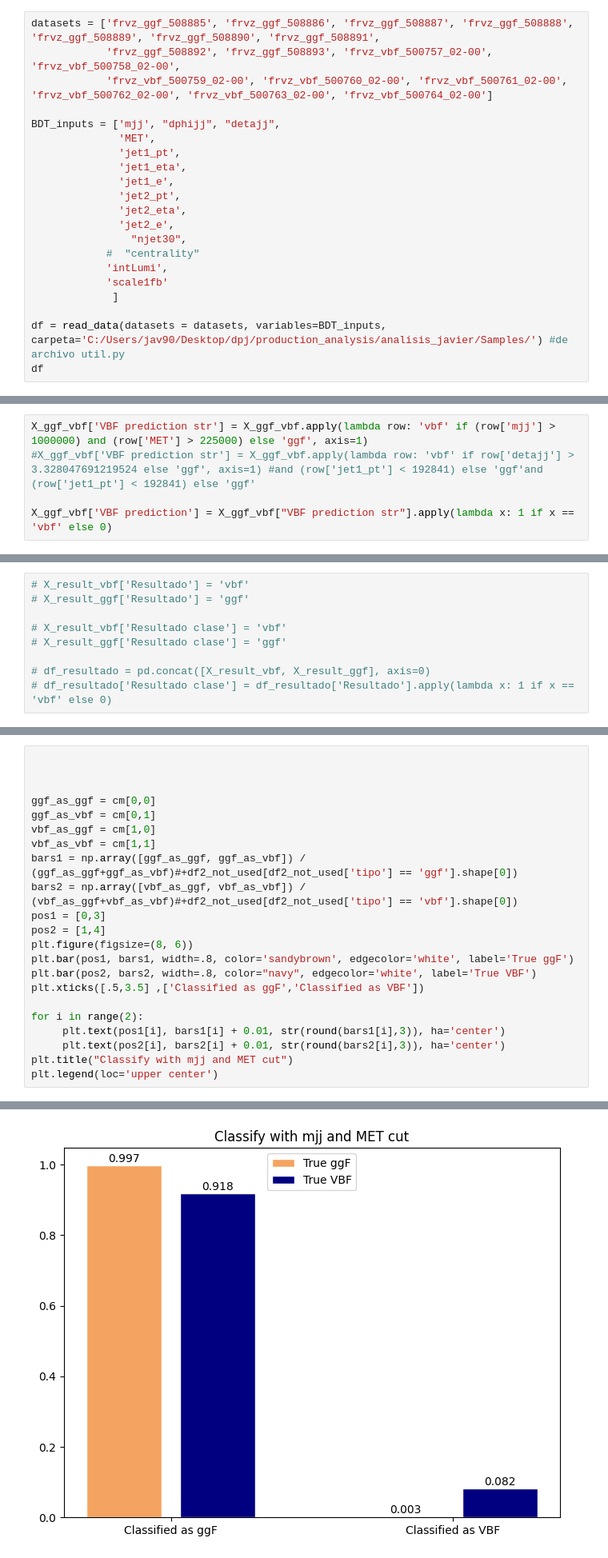
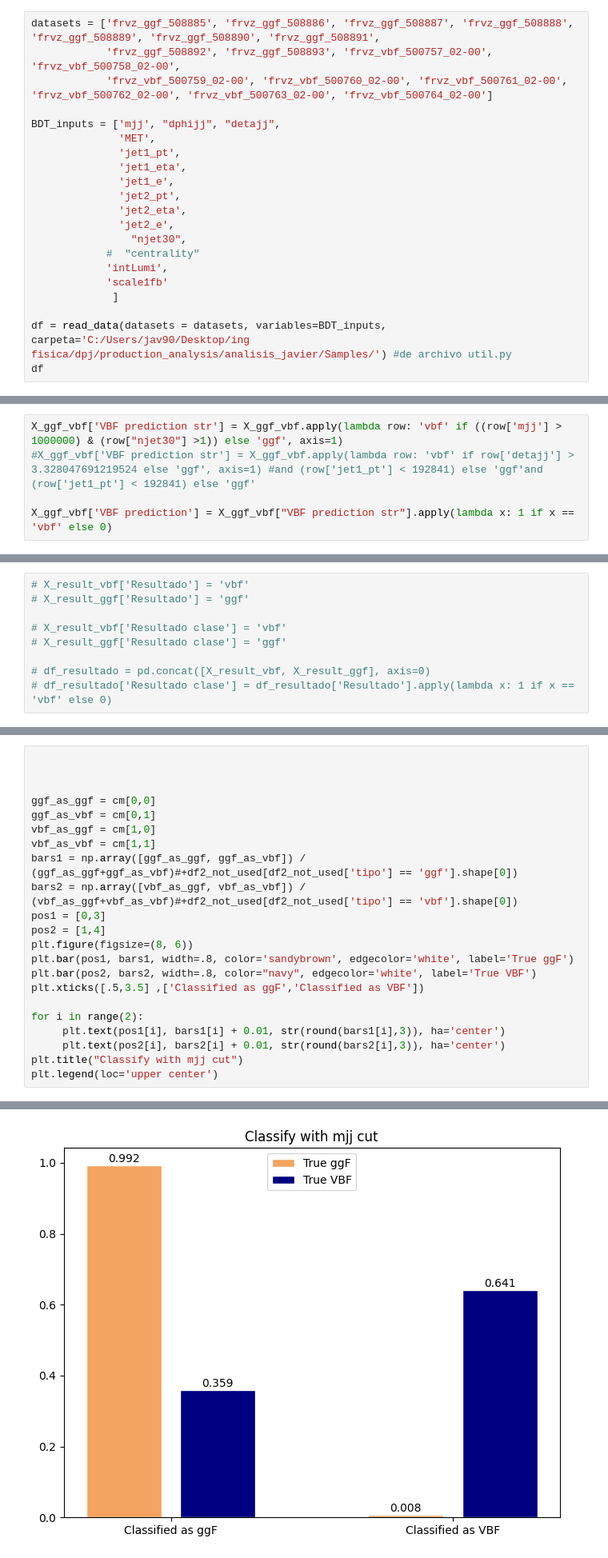
Before and after one commit to Cyankavvv/dark_photon_production, a Jupyter notebook: analisis.ipynb, the cells around one changed output, grey strips where cells are left out. Shown: that part at 80% size. Saved outputs shown, nothing was run; the diff lists cells and outputs as text.

```diff
--- a/analisis.ipynb
+++ b/analisis.ipynb
@@ -48,7 +48,7 @@ BDT_inputs = ['mjj', "dphijj", "detajj",
             'scale1fb'
              ]
 
-df = read_data(datasets = datasets, variables=BDT_inputs, carpeta='C:/Users/jav90/Desktop/dpj/production_analysis/analisis_javier/Samples/') #de archivo util.py
+df = read_data(datasets = datasets, variables=BDT_inputs, carpeta='C:/Users/jav90/Desktop/ing fisica/dpj/production_analysis/analisis_javier/Samples/') #de archivo util.py
 df
 # %% [output]
 frvz_ggf_508885
@@ -152,5 +152,5 @@ X_ggf_vbf
 # %%
-X_ggf_vbf['VBF prediction str'] = X_ggf_vbf.apply(lambda row: 'vbf' if (row['mjj'] > 1000000) and (row['MET'] > 225000) else 'ggf', axis=1)
+X_ggf_vbf['VBF prediction str'] = X_ggf_vbf.apply(lambda row: 'vbf' if ((row['mjj'] > 1000000) & (row["njet30"] >1)) else 'ggf', axis=1)
 #X_ggf_vbf['VBF prediction str'] = X_ggf_vbf.apply(lambda row: 'vbf' if row['detajj'] > 3.328047691219524 else 'ggf', axis=1) #and (row['jet1_pt'] < 192841) else 'ggf'and (row['jet1_pt'] < 192841) else 'ggf'
 
 X_ggf_vbf['VBF prediction'] = X_ggf_vbf["VBF prediction str"].apply(lambda x: 1 if x == 'vbf' else 0)
@@ -219,25 +198,25 @@ ConfusionMatrixDisplay(cm).plot()
 # %%
 
 
 
 ggf_as_ggf = cm[0,0]
 ggf_as_vbf = cm[0,1]
 vbf_as_ggf = cm[1,0]
 vbf_as_vbf = cm[1,1]
 bars1 = np.array([ggf_as_ggf, ggf_as_vbf]) / (ggf_as_ggf+ggf_as_vbf)#+df2_not_used[df2_not_used['tipo'] == 'ggf'].shape[0])
 bars2 = np.array([vbf_as_ggf, vbf_as_vbf]) / (vbf_as_ggf+vbf_as_vbf)#+df2_not_used[df2_not_used['tipo'] == 'vbf'].shape[0])
 pos1 = [0,3]
 pos2 = [1,4]
 plt.figure(figsize=(8, 6))
 plt.bar(pos1, bars1, width=.8, color='sandybrown', edgecolor='white', label='True ggF')
 plt.bar(pos2, bars2, width=.8, color="navy", edgecolor='white', label='True VBF')
 plt.xticks([.5,3.5] ,['Classified as ggF','Classified as VBF'])
 
 for i in range(2):
      plt.text(pos1[i], bars1[i] + 0.01, str(round(bars1[i],3)), ha='center')
      plt.text(pos2[i], bars2[i] + 0.01, str(round(bars2[i],3)), ha='center')
-plt.title("Classify with mjj and MET cut")
+plt.title("Classify with mjj cut")
 plt.legend(loc='upper center')
 # %% [output]
 <matplotlib.legend.Legend at 0x...>
-[figure, old version]
+[figure, new version]
```
Also changed, not shown: parts of 23 cells of this notebook, 2 other files.
